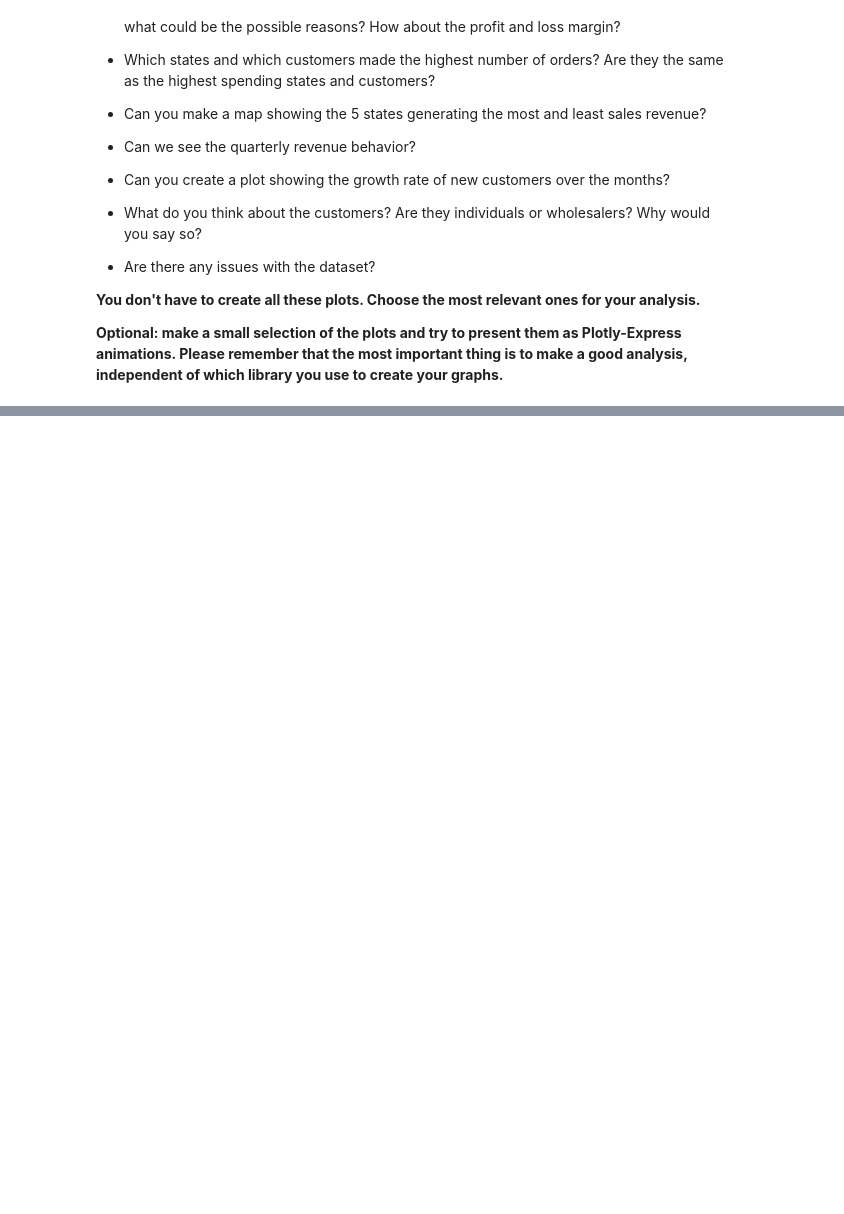
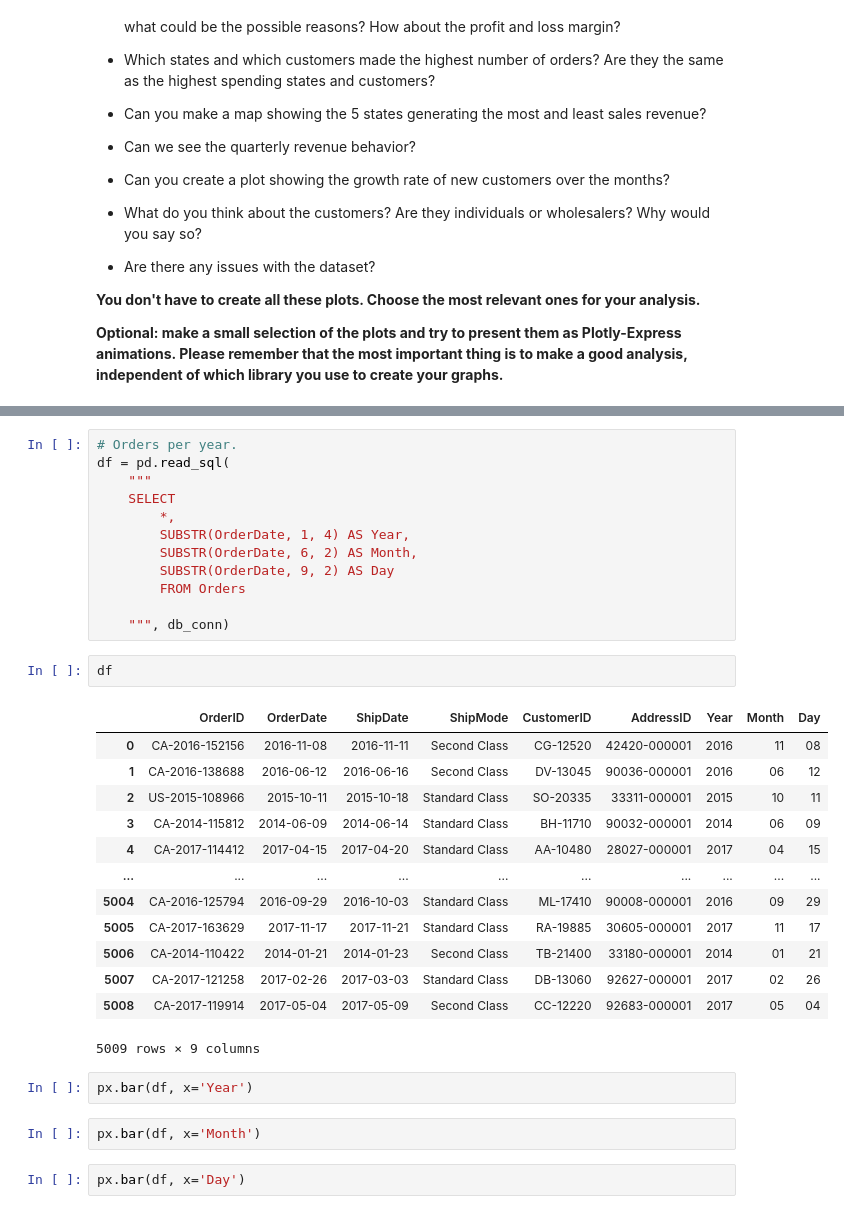
Before and after one commit to michalpasternak7/e-Commerce, a Jupyter notebook: superstore_eda.ipynb, the cells around one changed output, grey strips where cells are left out. Saved outputs shown, nothing was run; the diff lists cells and outputs as text; blank space fills up the shorter version.

```diff
--- a/superstore_eda.ipynb
+++ b/superstore_eda.ipynb
@@ -36,0 +140,34 @@ There are plenty of insights you can deduce from this dataset. Try to look for s
+# %%
+# Orders per year.
+df = pd.read_sql(
+    """
+    SELECT
+        *,
+        SUBSTR(OrderDate, 1, 4) AS Year,
+        SUBSTR(OrderDate, 6, 2) AS Month,
+        SUBSTR(OrderDate, 9, 2) AS Day
+        FROM Orders
+
+    """, db_conn)
+# %%
+df
+# %% [output]
+|  | OrderID | OrderDate | ShipDate | ShipMode | CustomerID | AddressID | Year | Month | Day |
+| 0 | CA-2016-152156 | 2016-11-08 | 2016-11-11 | Second Class | CG-12520 | 42420-000001 | 2016 | 11 | 08 |
+| 1 | CA-2016-138688 | 2016-06-12 | 2016-06-16 | Second Class | DV-13045 | 90036-000001 | 2016 | 06 | 12 |
+| 2 | US-2015-108966 | 2015-10-11 | 2015-10-18 | Standard Class | SO-20335 | 33311-000001 | 2015 | 10 | 11 |
+| 3 | CA-2014-115812 | 2014-06-09 | 2014-06-14 | Standard Class | BH-11710 | 90032-000001 | 2014 | 06 | 09 |
+| 4 | CA-2017-114412 | 2017-04-15 | 2017-04-20 | Standard Class | AA-10480 | 28027-000001 | 2017 | 04 | 15 |
+| ... | ... | ... | ... | ... | ... | ... | ... | ... | ... |
+| 5004 | CA-2016-125794 | 2016-09-29 | 2016-10-03 | Standard Class | ML-17410 | 90008-000001 | 2016 | 09 | 29 |
+| 5005 | CA-2017-163629 | 2017-11-17 | 2017-11-21 | Standard Class | RA-19885 | 30605-000001 | 2017 | 11 | 17 |
+| 5006 | CA-2014-110422 | 2014-01-21 | 2014-01-23 | Second Class | TB-21400 | 33180-000001 | 2014 | 01 | 21 |
+| 5007 | CA-2017-121258 | 2017-02-26 | 2017-03-03 | Standard Class | DB-13060 | 92627-000001 | 2017 | 02 | 26 |
+| 5008 | CA-2017-119914 | 2017-05-04 | 2017-05-09 | Second Class | CC-12220 | 92683-000001 | 2017 | 05 | 04 |
+5009 rows × 9 columns
+# %%
+px.bar(df, x='Year')
+# %%
+px.bar(df, x='Month')
+# %%
+px.bar(df, x='Day')
```
Also changed, not shown: parts of 6 cells of this notebook, 6 other files.
